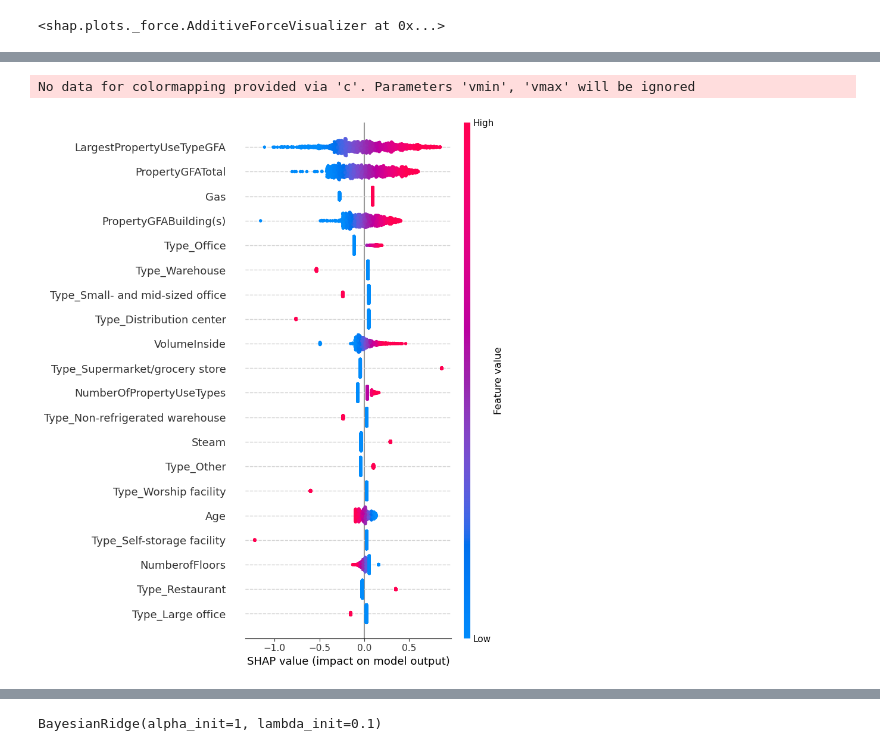
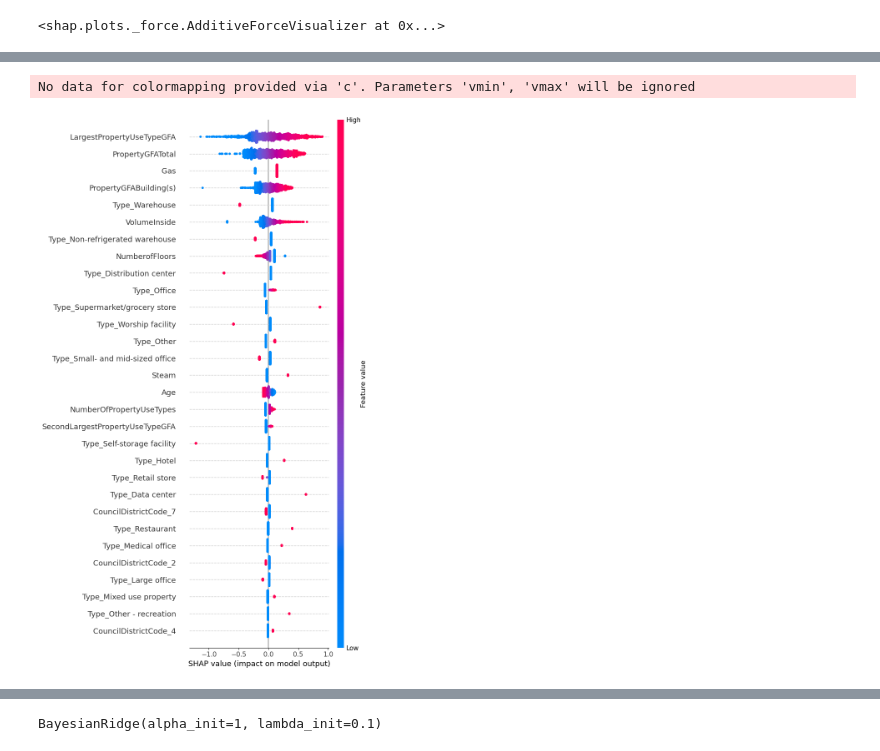
Before and after one commit to CeVague/Projet_4-Anticipez_besoins_consommation_batiments, a Jupyter notebook: Prediction.ipynb, the cells around one changed output, grey strips where cells are left out. Saved outputs shown, nothing was run; the diff lists cells and outputs as text; code cells hidden in the pictures.

```diff
--- a/Prediction.ipynb
+++ b/Prediction.ipynb
@@ -436,7 +436,7 @@ shap.initjs()
 shap_model = BayesianRidge(alpha_init=1, lambda_init=0.1)#LassoCV(cv=5)
 shap_model.fit(data_X[col_num], data_Y[TARGET])
 
-explainer = shap.LinearExplainer(shap_model, data_X[col_num], feature_names=col_num)
+explainer = shap.Explainer(shap_model, data_X[col_num], feature_names=col_num)
 shap_values = explainer.shap_values(data_X[col_num])
 # %%
 #shap_model = XGBRegressor().fit(data_X[col_num], data_Y[TARGET])
@@ -450,8 +456,8 @@ shap.force_plot(explainer.expected_value, shap_values[0], feature_names=col_num)
 # %%
-shap.summary_plot(shap_values, data_X[col_num])
+shap.summary_plot(shap_values, data_X[col_num], max_display=30)
 # %% [output]
 No data for colormapping provided via 'c'. Parameters 'vmin', 'vmax' will be ignored
-[figure, old version]
+[figure, new version]
 # %%
 shap.summary_plot(shap_values, data_X[col_num], plot_type="bar", max_display=300)
 # %% [output]
```
Also changed, not shown: parts of 17 cells of this notebook, 1 other file.
